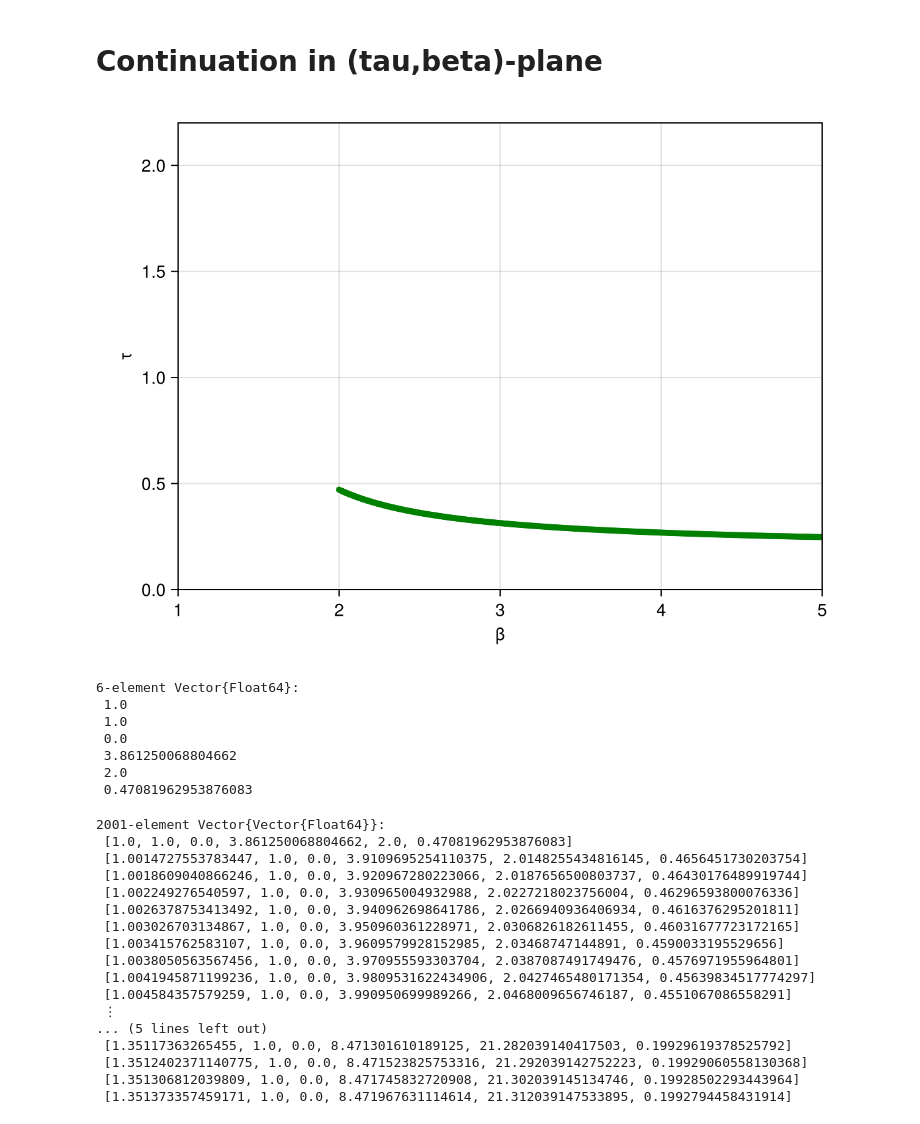
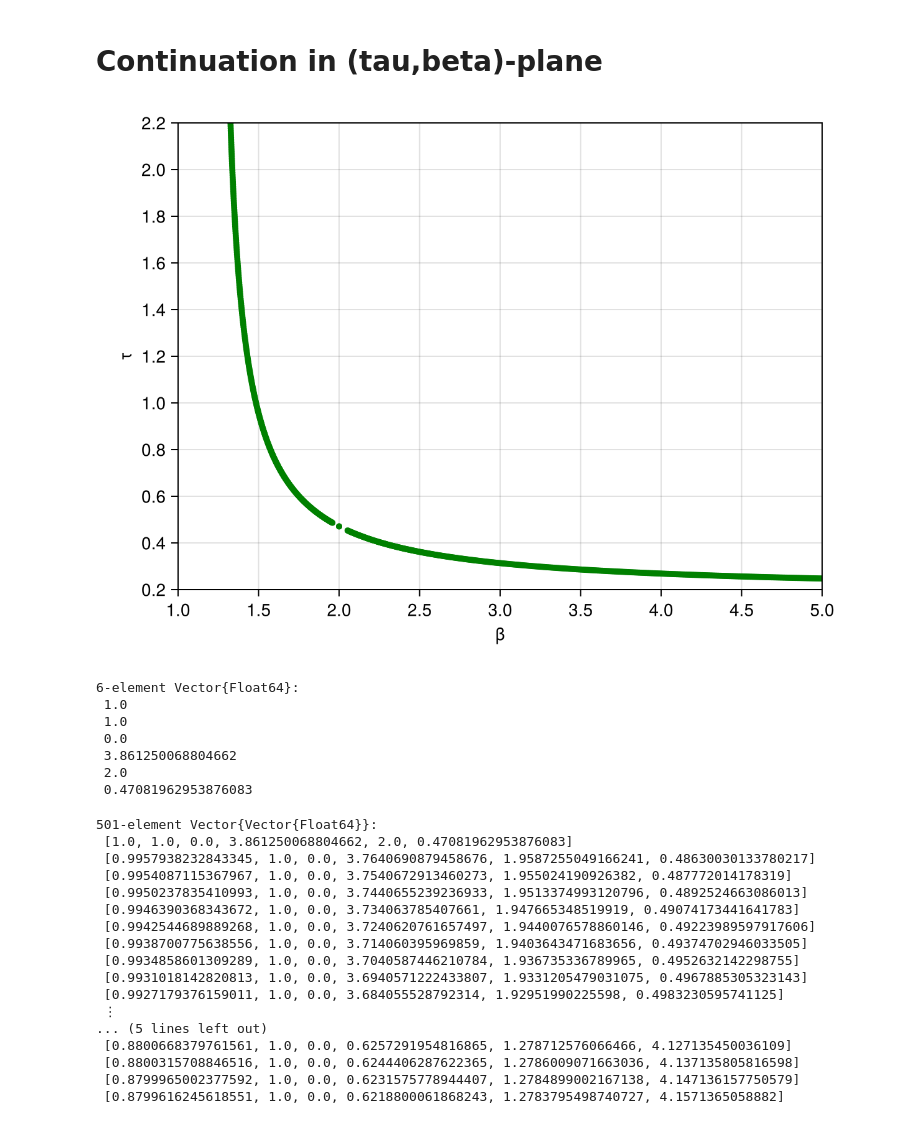
Before and after one commit to EvaSJ25/DDE-internship-code, a Jupyter notebook: Mackey-Glass_equation_example.ipynb, the cells around one changed output. Saved outputs shown, nothing was run; the diff lists cells and outputs as text; code cells hidden in the pictures.

Commit message:
Got continuation plot similar to that in DDE-Biftool example

```diff
--- a/Mackey-Glass_equation_example.ipynb
+++ b/Mackey-Glass_equation_example.ipynb
@@ -118,40 +118,42 @@ fig2
 #yheq01,fhopfeq1=create_hopffunc(mackeyglassfunc,mackeytau,[beta0,gamma,n,tau_hopf],[x00],[beta0,tau_hopf],[1,4],nd)
 yheq01,fhopfeq1=create_hopffunc(mackeyglassfunc,mackeytau,[beta,gamma,n,tau_hopf],[x_hopf],[beta,tau_hopf],[1,4],nd)
 
 #yheq01,fhopfeq1=create_hopffunc(mackeyglassfunc,mackeytau,[0,gamma,n,tau_hopf],[x_hopf],[tau_hopf,0],[4,1],nd)
-#yheqlist1,heqtan1=track_curve_new(fhopfeq1,yheq01,[-1.0,0,0,0,-1,-1],nmax=1000)
-#yheqlist2,heqtan2=track_curve_new(fhopfeq1,yheq01,[-1.0,0,0,0,1,1],nmax=1000)
+yheqlist1,heqtan1=track_curve_new(fhopfeq1,yheq01,[-1.0,0,0,0,-1,-1],nmax=500)
+yheqlist2,heqtan2=track_curve_new(fhopfeq1,yheq01,[-1.0,0,0,0,1,1],nmax=500)
 #I sorted out non convergence problem because beta has to be greater than or equal to gamma
 #I need to get the code to reverse back on itself now!!!!!!!!
 
 
-yheqlist1,heqtan1=track_curve_new(fhopfeq1,yheq01,[0.0,0,0,0,1,-1],nmax=2000)
-#yheqlist2,heqtan2=track_curve_new(fhopfeq1,yheq01,[-1.0,0,0,0,1,1],nmax=1000)
+#yheqlist1,heqtan1=track_curve_new(fhopfeq1,yheq01,[0.0,0,0,0,-1,-1],nmax=500)#,stepsize=0.1)
+#yheqlist2,heqtan2=track_curve_new(fhopfeq1,yheq01,[-1.0,0,0,0,1,1],nmax=500)#,stepsize=0.1)
 
 #Below marks the Hopf bifurcation for fixed beta=2
 #a_vals=[u[end-1] for u in yheqlist1]
 #b_vals=[u[end] for u in yheqlist1]
 #b1_5indx=argmin(abs.([u[end] for u in yheqlist1].-beta))
 
 #a1=a_vals[b1_5indx]
 #b1=b_vals[b1_5indx]
 
 #Plot of continuation/tracking in (a,b) plane
 fig4=Figure()
 ax4=Axis(fig4[1,1],xlabel="β",ylabel="τ")
 #scatter!(ax4,[u[end-1] for u in yheqlist1[2:end]],[u[end] for u in yheqlist1[2:end]],color="green",markersize=:7)
 scatter!(ax4,[u[end-1] for u in yheqlist1],[u[end] for u in yheqlist1],color="green",markersize=:7)
-#scatter!(ax4,[u[end-1] for u in yheqlist2],[u[end] for u in yheqlist2],color="green",markersize=:7)
+scatter!(ax4,[u[end-1] for u in yheqlist2],[u[end] for u in yheqlist2],color="green",markersize=:7)
 #lines!(ax4,[u[end-1] for u in yheqlist1],[u[end] for u in yheqlist1],color="green",markersize=:7)
 #lines!(ax4,[u[end-1] for u in yheqlist2],[u[end] for u in yheqlist2],color="green",markersize=:7)
 #hlines!(ax4,beta,linestyle=:dash)
 #scatter!(ax4,a1,b1,marker=:diamond,color=:black)
 #vlines!(ax4,beta,linestyle=:solid, linewidth=:5,color=:red)
-ylims!(ax4,[0,2.2])
+ylims!(ax4,[0.2,2.2])
 xlims!(ax4,[1,5])
+ax4.xticks=1:0.5:5
+ax4.yticks=0.2:0.2:2.2
 fig4
 # %% [output]
-[figure, old version]
+[figure, new version]
 # %%
 yheq01
 # %% [output]
@@ -165,20 +167,20 @@ yheq01
 # %%
 yheqlist1
 # %% [output]
-2001-element Vector{Vector{Float64}}:
+501-element Vector{Vector{Float64}}:
  [1.0, 1.0, 0.0, 3.861250068804662, 2.0, 0.47081962953876083]
- [1.0014727553783447, 1.0, 0.0, 3.9109695254110375, 2.0148255434816145, 0.4656451730203754]
- [1.0018609040866246, 1.0, 0.0, 3.920967280223066, 2.0187656500803737, 0.46430176489919744]
- [1.002249276540597, 1.0, 0.0, 3.930965004932988, 2.0227218023756004, 0.46296593800076336]
- [1.0026378753413492, 1.0, 0.0, 3.940962698641786, 2.0266940936406934, 0.4616376295201811]
- [1.003026703134867, 1.0, 0.0, 3.950960361228971, 2.0306826182611455, 0.46031677723172165]
- [1.003415762583107, 1.0, 0.0, 3.9609579928152985, 2.03468747144891, 0.4590033195529656]
- [1.0038050563567456, 1.0, 0.0, 3.970955593303704, 2.0387087491749476, 0.4576971955964801]
- [1.0041945871199236, 1.0, 0.0, 3.9809531622434906, 2.0427465480171354, 0.45639834517774297]
- [1.004584357579259, 1.0, 0.0, 3.990950699989266, 2.0468009656746187, 0.4551067086558291]
+ [0.9957938232843345, 1.0, 0.0, 3.7640690879458676, 1.9587255049166241, 0.48630030133780217]
+ [0.9954087115367967, 1.0, 0.0, 3.7540672913460273, 1.955024190926382, 0.487772014178319]
+ [0.9950237835410993, 1.0, 0.0, 3.7440655239236933, 1.9513374993120796, 0.4892524663086013]
+ [0.9946390368343672, 1.0, 0.0, 3.734063785407661, 1.947665348519919, 0.49074173441641783]
+ [0.9942544689889268, 1.0, 0.0, 3.7240620761657497, 1.9440076578860146, 0.49223989597917606]
+ [0.9938700775638556, 1.0, 0.0, 3.714060395969859, 1.9403643471683656, 0.49374702946033505]
+ [0.9934858601309289, 1.0, 0.0, 3.7040587446210784, 1.936735336789965, 0.4952632142298755]
+ [0.9931018142820813, 1.0, 0.0, 3.6940571222433807, 1.9331205479031075, 0.4967885305323143]
+ [0.9927179376159011, 1.0, 0.0, 3.684055528792314, 1.92951990225598, 0.4983230595741125]
  ⋮
 ... (5 lines left out)
- [1.35117363265455, 1.0, 0.0, 8.471301610189125, 21.282039140417503, 0.19929619378525792]
- [1.3512402371140775, 1.0, 0.0, 8.471523825753316, 21.292039142752223, 0.19929060558130368]
- [1.351306812039809, 1.0, 0.0, 8.471745832720908, 21.302039145134746, 0.19928502293443964]
- [1.351373357459171, 1.0, 0.0, 8.471967631114614, 21.312039147533895, 0.1992794458431914]
+ [0.8800668379761561, 1.0, 0.0, 0.6257291954816865, 1.278712576066466, 4.127135450036109]
+ [0.8800315708846516, 1.0, 0.0, 0.6244406287622365, 1.2786009071663036, 4.137135805816598]
+ [0.8799965002377592, 1.0, 0.0, 0.6231575778944407, 1.2784899002167138, 4.147136157750579]
+ [0.8799616245618551, 1.0, 0.0, 0.6218800061868243, 1.2783795498740727, 4.1571365058882]
```
Also changed, not shown: parts of 1 cell of this notebook.
